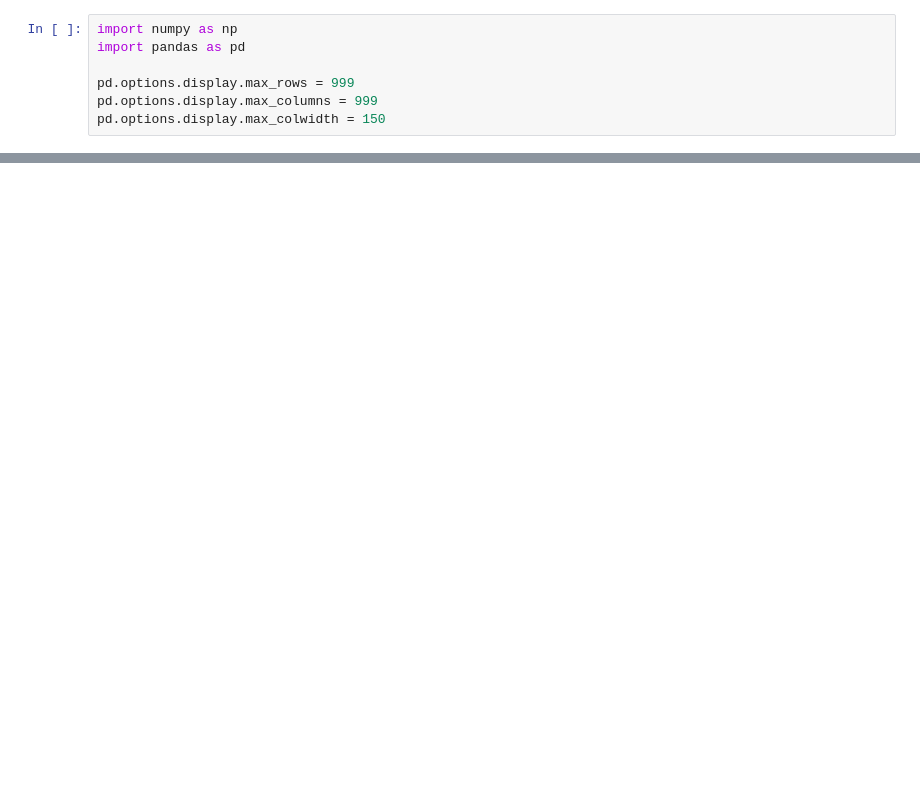
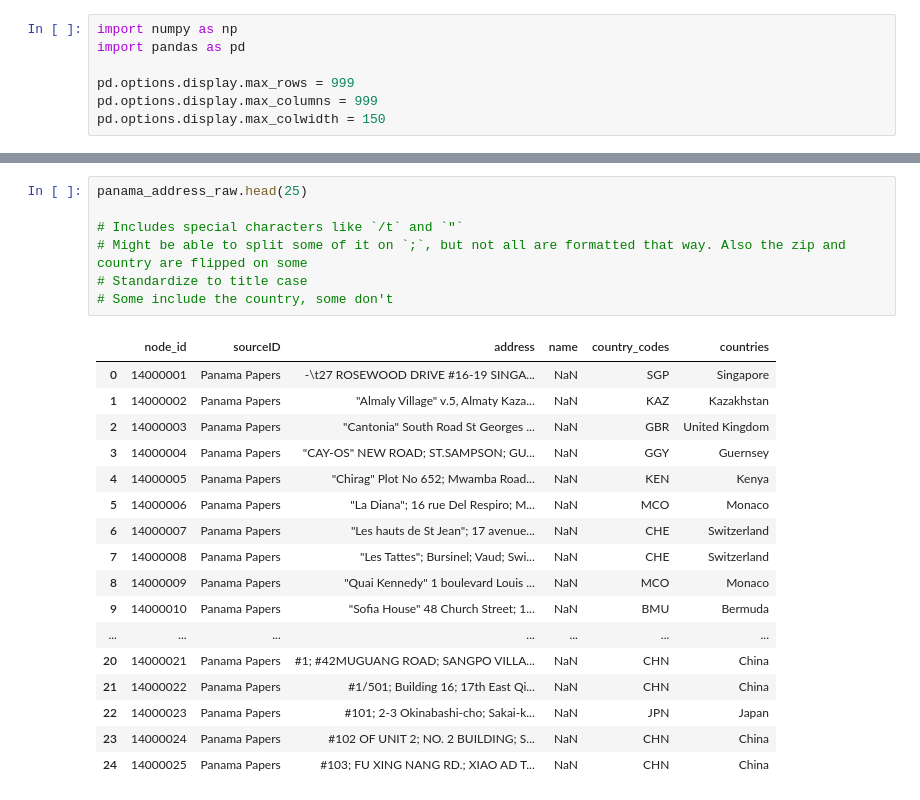
Before and after one commit to julielinx/icij_investigation, a Jupyter notebook: notebooks/09_address_preprocessing.ipynb, the cells around one changed output, grey strips where cells are left out. Drawn from its saved outputs; the diff is of its cells as text; blank space fills up the shorter version.

```diff
--- a/notebooks/09_address_preprocessing.ipynb
+++ b/notebooks/09_address_preprocessing.ipynb
@@ -35,0 +140,25 @@ paradise_address_raw = pd.read_csv('../data/raw/paradise_papers/paradise_papers.
+# %%
+panama_address_raw.head(25)
+
+# Includes special characters like `/t` and `"`
+# Might be able to split some of it on `;`, but not all are formatted that way. Also the zip and country are flipped on some
+# Standardize to title case
+# Some include the country, some don't
+# %% [output]
+|  | node_id | sourceID | address | name | country_codes | countries |
+| 0 | 14000001 | Panama Papers | -\t27 ROSEWOOD DRIVE #16-19 SINGA... | NaN | SGP | Singapore |
+| 1 | 14000002 | Panama Papers | "Almaly Village" v.5, Almaty Kaza... | NaN | KAZ | Kazakhstan |
+| 2 | 14000003 | Panama Papers | "Cantonia" South Road St Georges ... | NaN | GBR | United Kingdom |
+| 3 | 14000004 | Panama Papers | "CAY-OS" NEW ROAD; ST.SAMPSON; GU... | NaN | GGY | Guernsey |
+| 4 | 14000005 | Panama Papers | "Chirag" Plot No 652; Mwamba Road... | NaN | KEN | Kenya |
+| 5 | 14000006 | Panama Papers | "La Diana"; 16 rue Del Respiro; M... | NaN | MCO | Monaco |
+| 6 | 14000007 | Panama Papers | "Les hauts de St Jean"; 17 avenue... | NaN | CHE | Switzerland |
+| 7 | 14000008 | Panama Papers | "Les Tattes"; Bursinel; Vaud; Swi... | NaN | CHE | Switzerland |
+| 8 | 14000009 | Panama Papers | "Quai Kennedy" 1 boulevard Louis ... | NaN | MCO | Monaco |
+| 9 | 14000010 | Panama Papers | "Sofia House" 48 Church Street; 1... | NaN | BMU | Bermuda |
+| ... | ... | ... | ... | ... | ... | ... |
+| 20 | 14000021 | Panama Papers | #1; #42MUGUANG ROAD; SANGPO VILLA... | NaN | CHN | China |
+| 21 | 14000022 | Panama Papers | #1/501; Building 16; 17th East Qi... | NaN | CHN | China |
+| 22 | 14000023 | Panama Papers | #101; 2-3 Okinabashi-cho; Sakai-k... | NaN | JPN | Japan |
+| 23 | 14000024 | Panama Papers | #102 OF UNIT 2; NO. 2 BUILDING; S... | NaN | CHN | China |
+| 24 | 14000025 | Panama Papers | #103; FU XING NANG RD.; XIAO AD T... | NaN | CHN | China |
```
Also changed, not shown: parts of 19 cells of this notebook, 8 other files.
